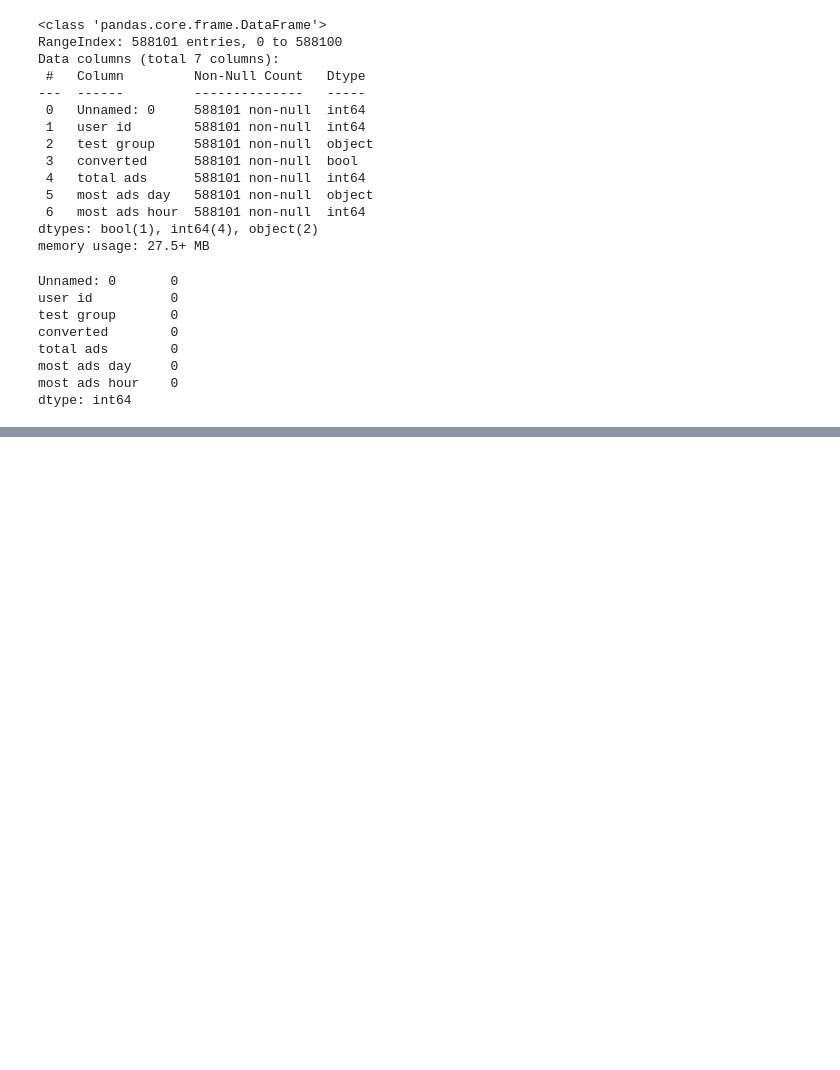
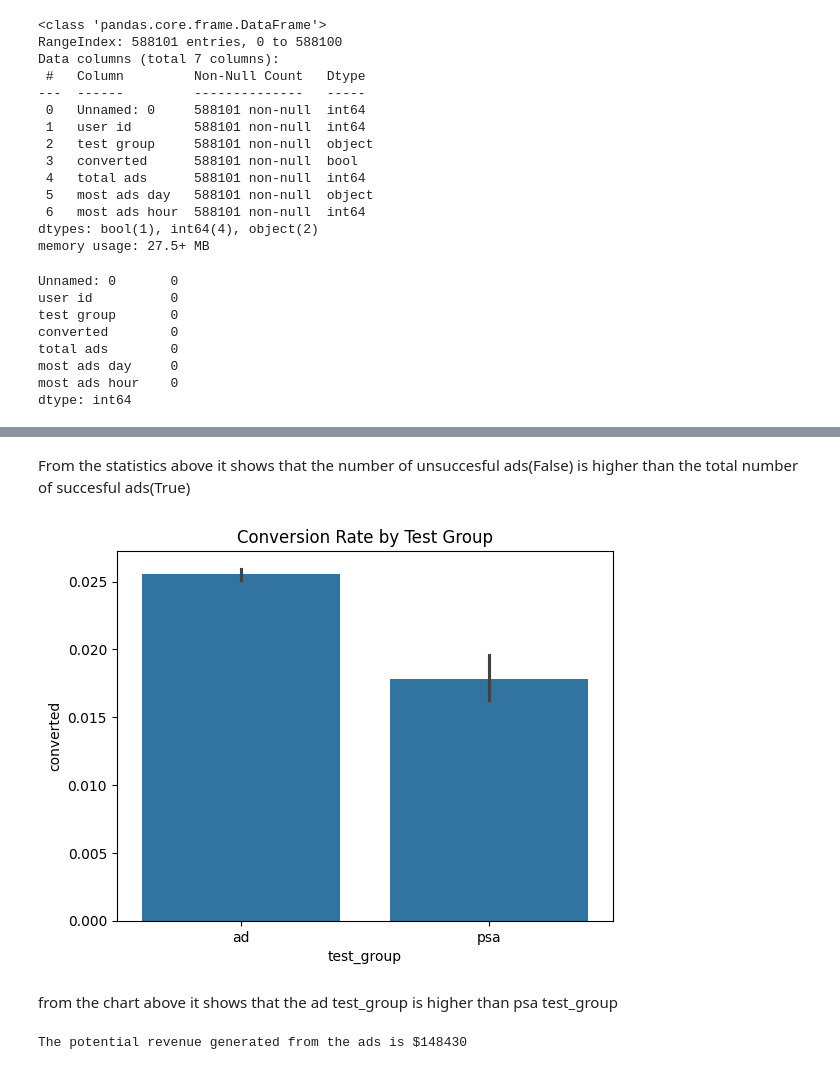
Before and after one commit to Raph4sure/Data-Science---The-Impact-of-Marketing-Campaigns, a Jupyter notebook: marketing_campaigns_impact.ipynb, the cells around one changed output, grey strips where cells are left out. Cells and saved outputs as stored; diff of their text form; code cells hidden in the pictures; blank space fills up the shorter version.

```diff
--- a/marketing_campaigns_impact.ipynb
+++ b/marketing_campaigns_impact.ipynb
@@ -60,0 +135,21 @@ dtype: int64
+# %% [markdown]
+From the statistics above it shows that the number of unsuccesful ads(False) is higher than the total number of succesful ads(True)
+# %%
+# Ratio of ad to psa advertisement
+
+sns.barplot(data=df, x = 'test_group', y='converted')
+plt.title('Conversion Rate by Test Group')
+plt.show()
+# %% [output]
+[figure, added]
+# %% [markdown]
+from the chart above it shows that the ad test_group is higher than psa test_group
+# %%
+# calculating potential revenue generated from the ads
+# Assume $10 for each converted succesful test_group
+
+potential_revenue = df['converted'].sum() * 10
+
+print(f"The potential revenue generated from the ads is ${potential_revenue}")
+# %% [output]
+The potential revenue generated from the ads is $148430
```
Also changed, not shown: parts of 7 cells of this notebook, 1 other file.
